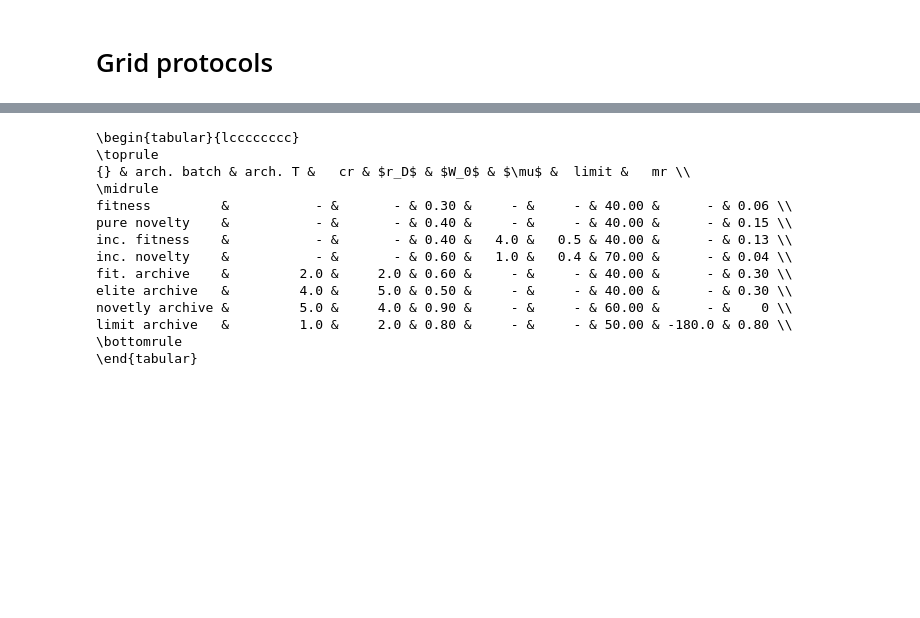
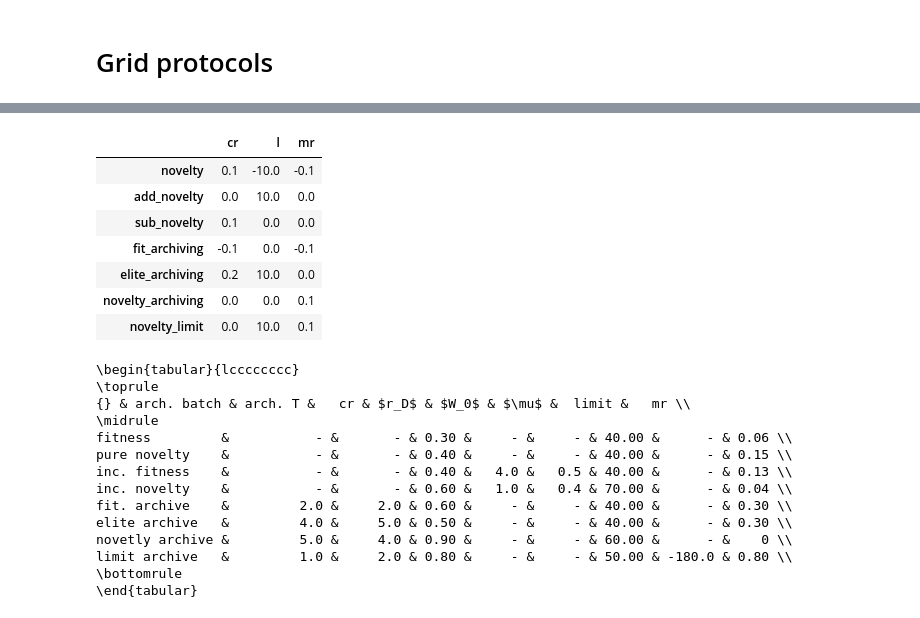
Before and after one commit to Schkliba/MastersThesis, a Jupyter notebook: final_analysis.ipynb, the cells around one changed output, grey strips where cells are left out. Drawn from its saved outputs; the diff is of its cells as text; code cells hidden in the pictures; blank space fills up the shorter version.

```diff
--- a/final_analysis.ipynb
+++ b/final_analysis.ipynb
@@ -93 +97,23 @@ Found 1 files!
+# %%
+from tabulate import tabulate
+en = "lunarlander"
+alg = "diff"
+df2 = pd.read_csv(f"./Data/grid_protocol/{en}_{alg}.csv", header=[0,1], index_col=[0])
+if alg =="lambda":
+       df2=df2.drop([("final","cross_method"), ("origin", "cross_method")], axis=1)
+delta =  df2["final"] - df2["origin"]
+delta = delta.loc[~(delta.fillna(0) == 0).all(axis=1)]
+mask = ~delta.fillna(0).eq(0).all(axis=0)
+delta = delta.loc[:, mask]
+
+delta
+# %% [output]
+|  | cr | l | mr |
+| novelty | 0.1 | -10.0 | -0.1 |
+| add_novelty | 0.0 | 10.0 | 0.0 |
+| sub_novelty | 0.1 | 0.0 | 0.0 |
+| fit_archiving | -0.1 | 0.0 | -0.1 |
+| elite_archiving | 0.2 | 10.0 | 0.0 |
+| novelty_archiving | 0.0 | 0.0 | 0.1 |
+| novelty_limit | 0.0 | 10.0 | 0.1 |
 # %%
```
Also changed, not shown: parts of 5 cells of this notebook, 3 other files.
